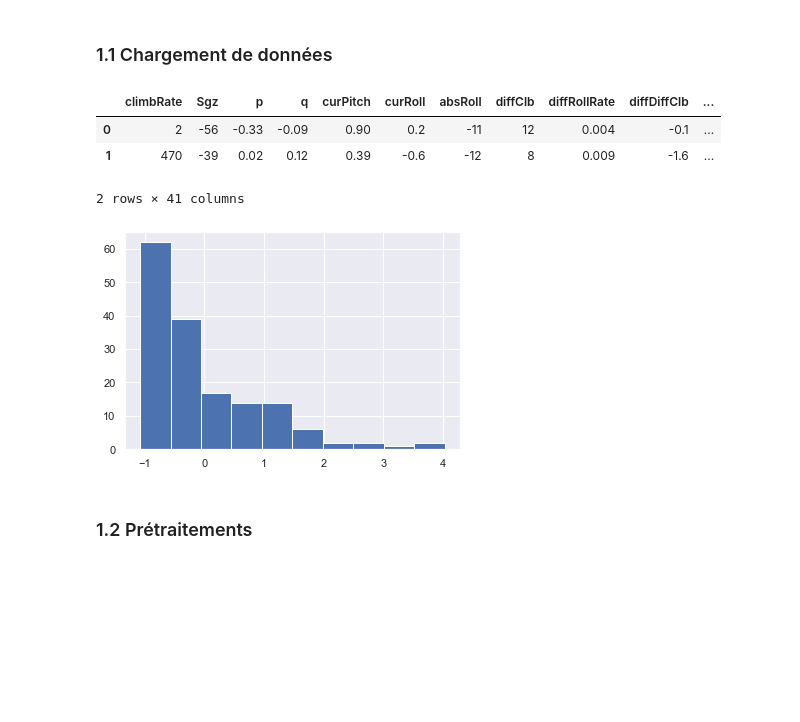
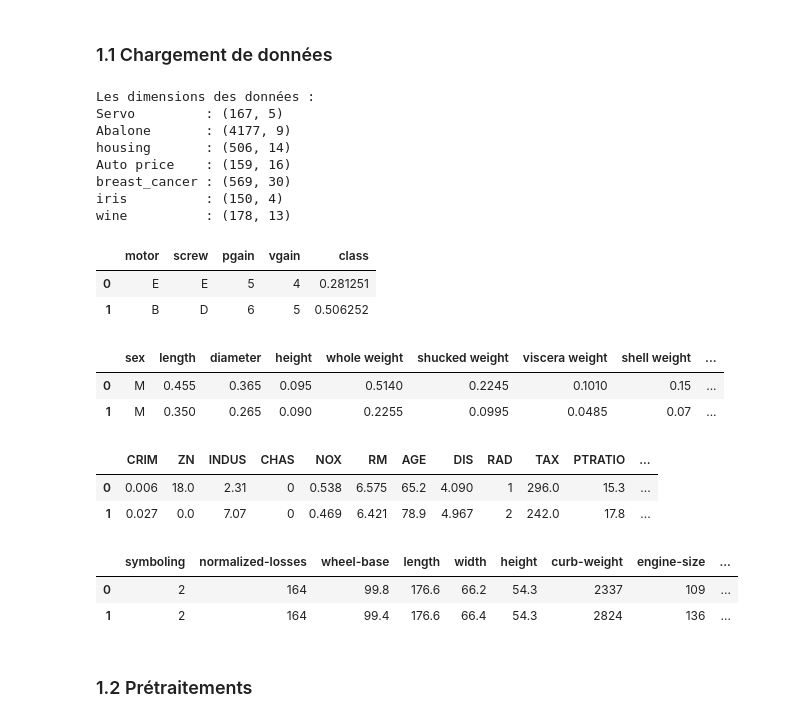
Before and after one commit to hamdilaziz/MLM, a Jupyter notebook: code/Experimentations.ipynb, the cells around one changed output. Cells and saved outputs as stored; diff of their text form; code cells hidden in the pictures; blank space fills up the shorter version.

```diff
--- a/code/Experimentations.ipynb
+++ b/code/Experimentations.ipynb
@@ -41,20 +35,48 @@ servo = pd.read_csv("Servo/servo.data",names=domain.column.to_list())
 breast_cancer = load_breast_cancer()
 iris = load_iris()
 wine = load_wine()
+# %%
+print("Les dimensions des données :")
+print("Servo         :",servo.shape)
+print("Abalone       :",abalone.shape)
+print("housing       :",housing.shape)
+print("Auto price    :", price.shape)
+print("breast_cancer :",breast_cancer.data.shape)
+print("iris          :",iris.data.shape)
+print("wine          :",wine.data.shape)
+# %% [output]
+Les dimensions des données :
+Servo         : (167, 5)
+Abalone       : (4177, 9)
+housing       : (506, 14)
+Auto price    : (159, 16)
+breast_cancer : (569, 30)
+iris          : (150, 4)
+wine          : (178, 13)
 # %%
-ailerons.head(2)
+servo.head(2)
 # %% [output]
-|  | climbRate | Sgz | p | q | curPitch | curRoll | absRoll | diffClb | diffRollRate | diffDiffClb | ... |
-| 0 | 2 | -56 | -0.33 | -0.09 | 0.90 | 0.2 | -11 | 12 | 0.004 | -0.1 | ... |
-| 1 | 470 | -39 | 0.02 | 0.12 | 0.39 | -0.6 | -12 | 8 | 0.009 | -1.6 | ... |
+|  | motor | screw | pgain | vgain | class |
+| 0 | E | E | 5 | 4 | 0.281251 |
+| 1 | B | D | 6 | 5 | 0.506252 |
-2 rows × 41 columns
-# %%
-x,y = preprocessing(price)
-sns.set_style('darkgrid') #je définis le style de la grille
-sns.histplot(price,x= num_col[column],kde=True,color='k')#je trace l'hitogramme
-sns.set_style({'text.color': 'pink'})#je défini la couleur du text
-# %% [output]
-[figure, removed]
+# %%
+abalone.head(2)
+# %% [output]
+|  | sex | length | diameter | height | whole weight | shucked weight | viscera weight | shell weight | ... |
+| 0 | M | 0.455 | 0.365 | 0.095 | 0.5140 | 0.2245 | 0.1010 | 0.15 | ... |
+| 1 | M | 0.350 | 0.265 | 0.090 | 0.2255 | 0.0995 | 0.0485 | 0.07 | ... |
+# %%
+housing.head(2)
+# %% [output]
+|  | CRIM | ZN | INDUS | CHAS | NOX | RM | AGE | DIS | RAD | TAX | PTRATIO | ... |
+| 0 | 0.006 | 18.0 | 2.31 | 0 | 0.538 | 6.575 | 65.2 | 4.090 | 1 | 296.0 | 15.3 | ... |
+| 1 | 0.027 | 0.0 | 7.07 | 0 | 0.469 | 6.421 | 78.9 | 4.967 | 2 | 242.0 | 17.8 | ... |
+# %%
+price.head(2)
+# %% [output]
+|  | symboling | normalized-losses | wheel-base | length | width | height | curb-weight | engine-size | ... |
+| 0 | 2 | 164 | 99.8 | 176.6 | 66.2 | 54.3 | 2337 | 109 | ... |
+| 1 | 2 | 164 | 99.4 | 176.6 | 66.4 | 54.3 | 2824 | 136 | ... |
 # %% [markdown]
 ### 1.2 Prétraitements
 # %%
```
Also changed, not shown: parts of 12 cells of this notebook, 12 other files.
